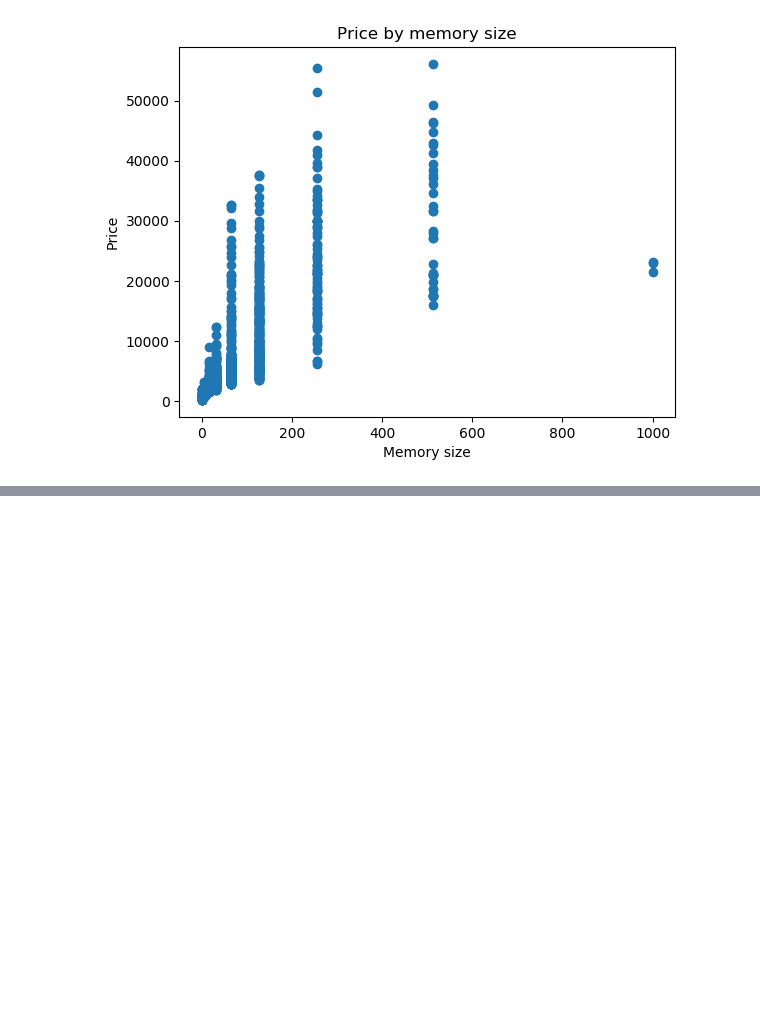
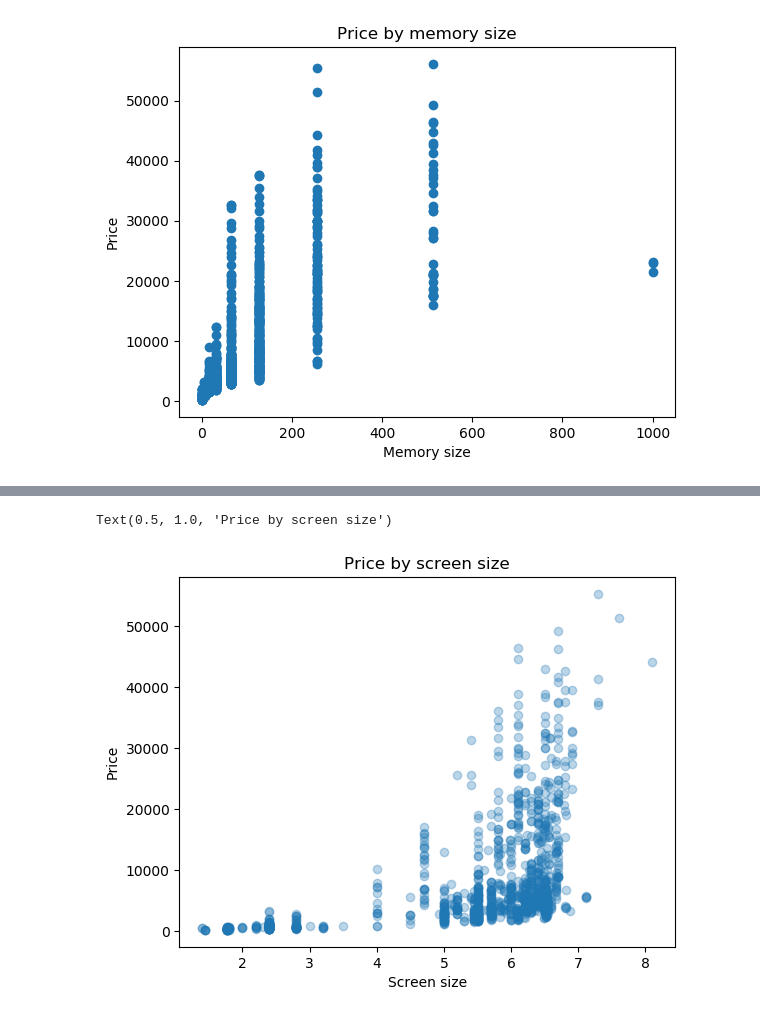
Before and after one commit to kiotokio/IDP, a Jupyter notebook: data_visualisation.ipynb, the cells around one changed output, grey strips where cells are left out. Saved outputs shown, nothing was run; the diff lists cells and outputs as text; code cells hidden in the pictures; blank space fills up the shorter version.

```diff
--- a/data_visualisation.ipynb
+++ b/data_visualisation.ipynb
@@ -74,0 +75,10 @@ Text(0.5, 1.0, 'Screen by battery size')
+# %%
+screen_size = data.screen_size.values
+price = data.best_price.values
+plt.scatter(screen_size, price, alpha = 0.3)
+plt.xlabel('Screen size')
+plt.ylabel('Price')
+plt.title('Price by screen size')
+# %% [output]
+Text(0.5, 1.0, 'Price by screen size')
+[figure, added]
```
Also changed, not shown: parts of 4 cells of this notebook.
